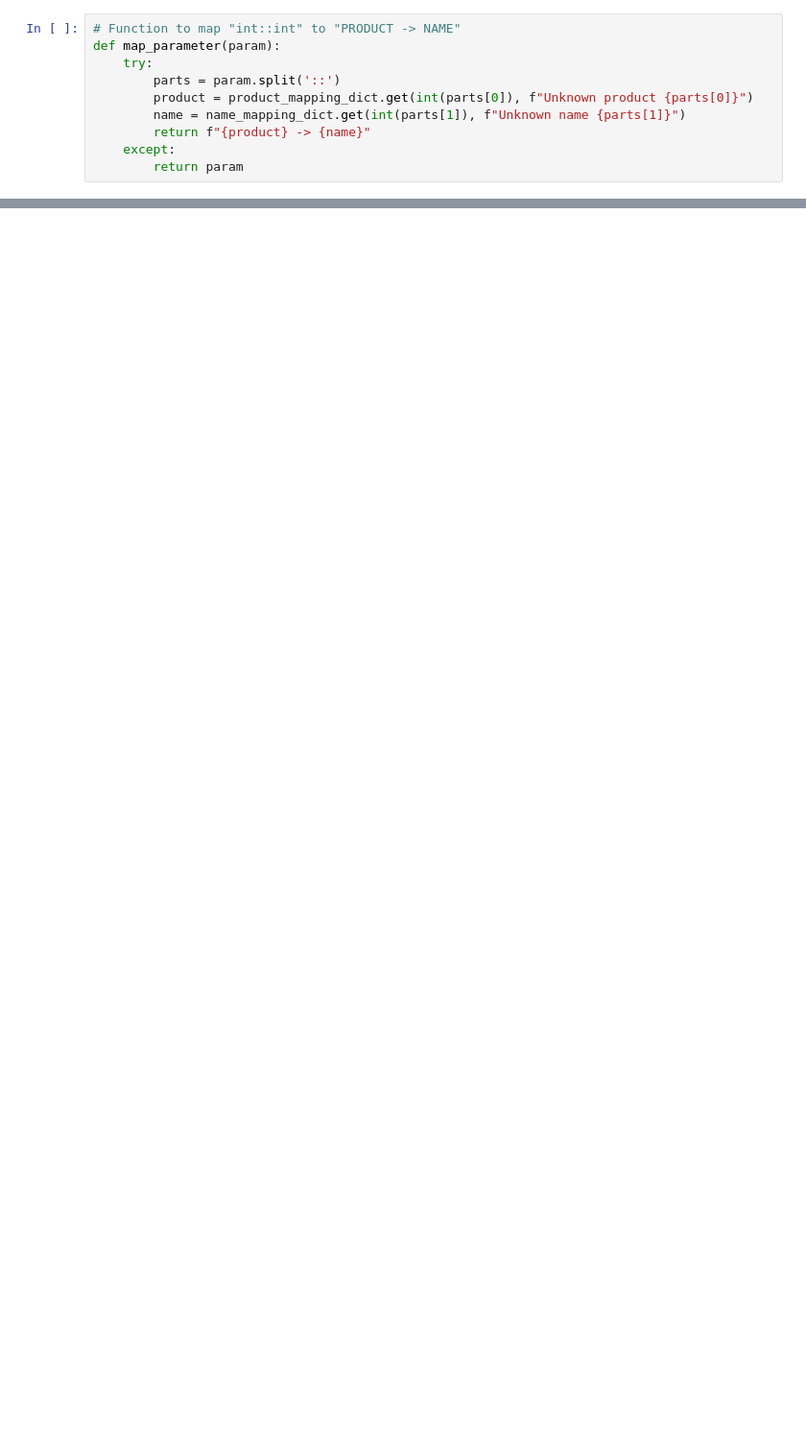
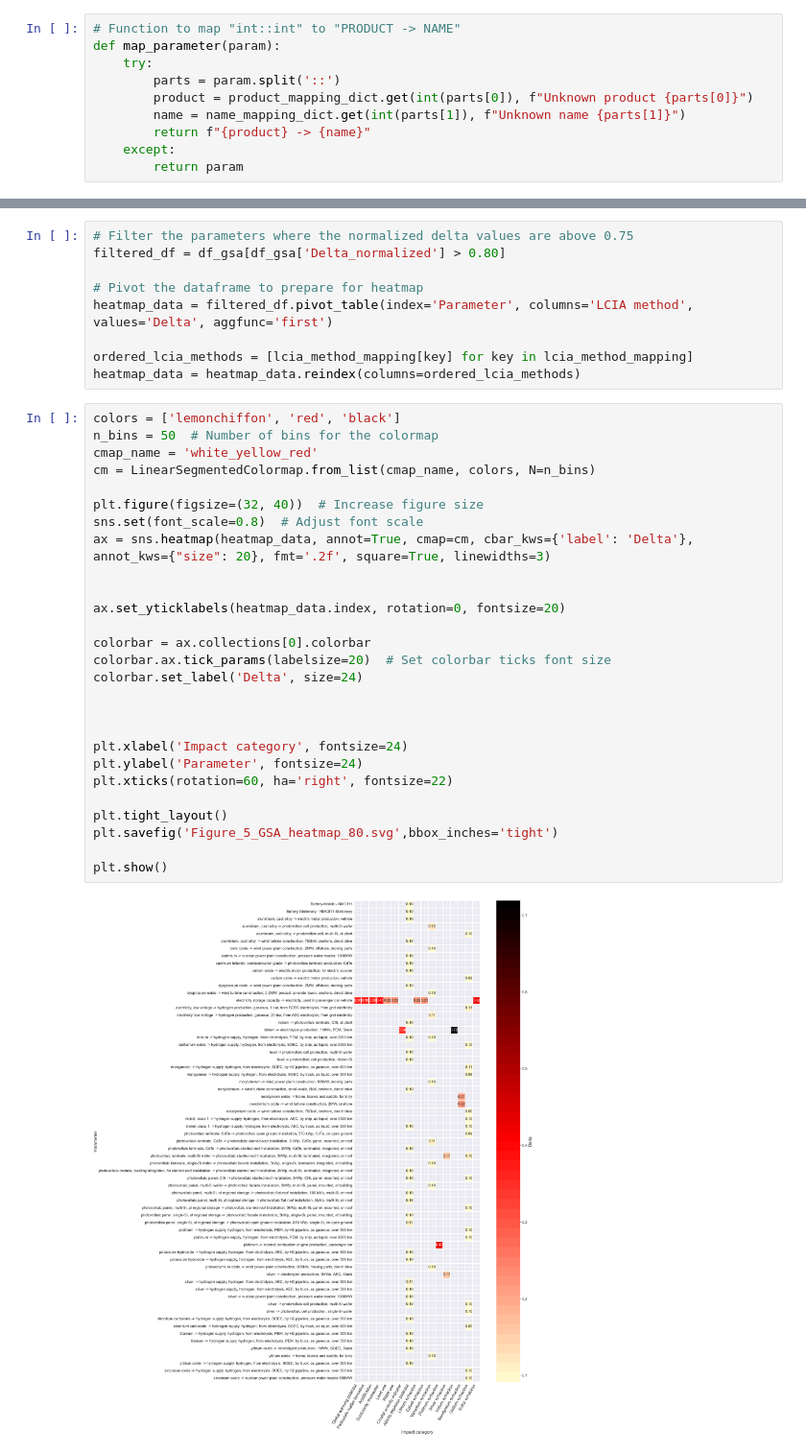
Before and after one commit to premise-community-scenarios/sweet_sure-2050-switzerland, a Jupyter notebook: 2nd publication/delta_heatmap.ipynb, the cells around one changed output, grey strips where cells are left out. Shown at 96% size. Drawn from its saved outputs; the diff is of its cells as text; blank space fills up the shorter version.

```diff
--- a/2nd publication/delta_heatmap.ipynb
+++ b/2nd publication/delta_heatmap.ipynb
@@ -91,0 +111,38 @@ plt.savefig('heatmap_normalized_delta.png')
+# %%
+# Filter the parameters where the normalized delta values are above 0.75
+filtered_df = df_gsa[df_gsa['Delta_normalized'] > 0.80]
+
+# Pivot the dataframe to prepare for heatmap
+heatmap_data = filtered_df.pivot_table(index='Parameter', columns='LCIA method', values='Delta', aggfunc='first')
+
+ordered_lcia_methods = [lcia_method_mapping[key] for key in lcia_method_mapping]
+heatmap_data = heatmap_data.reindex(columns=ordered_lcia_methods)
+# %%
+colors = ['lemonchiffon', 'red', 'black']
+n_bins = 50  # Number of bins for the colormap
+cmap_name = 'white_yellow_red'
+cm = LinearSegmentedColormap.from_list(cmap_name, colors, N=n_bins)
+
+plt.figure(figsize=(32, 40))  # Increase figure size
+sns.set(font_scale=0.8)  # Adjust font scale
+ax = sns.heatmap(heatmap_data, annot=True, cmap=cm, cbar_kws={'label': 'Delta'}, annot_kws={"size": 20}, fmt='.2f', square=True, linewidths=3)
+
+
+ax.set_yticklabels(heatmap_data.index, rotation=0, fontsize=20)
+
+colorbar = ax.collections[0].colorbar
+colorbar.ax.tick_params(labelsize=20)  # Set colorbar ticks font size
+colorbar.set_label('Delta', size=24)
+
+
+
+plt.xlabel('Impact category', fontsize=24)
+plt.ylabel('Parameter', fontsize=24)
+plt.xticks(rotation=60, ha='right', fontsize=22)
+
+plt.tight_layout()
+plt.savefig('Figure_5_GSA_heatmap_80.svg',bbox_inches='tight')
+
+plt.show()
+# %% [output]
+[figure, added]
```
Also changed, not shown: parts of 18 cells of this notebook, 46 other files.
